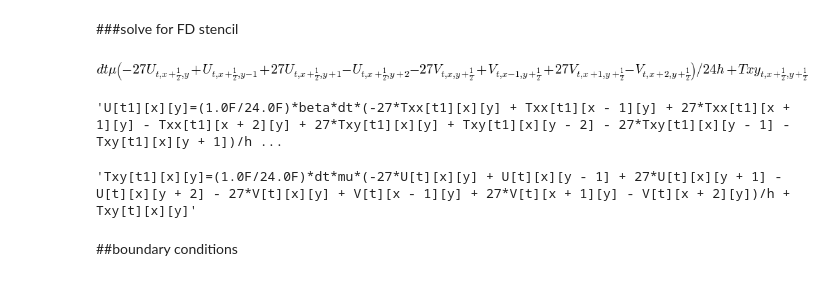
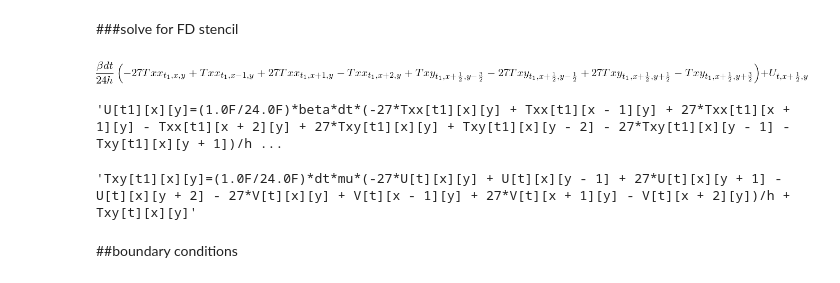
Before and after one commit to devitocodes/opesci-fd, a Jupyter notebook: codegen/demo_ref_convergent.ipynb, the cells around one changed output. Saved outputs shown, nothing was run; the diff lists cells and outputs as text; code cells hidden in the pictures.

```diff
--- a/codegen/demo_ref_convergent.ipynb
+++ b/codegen/demo_ref_convergent.ipynb
@@ -123,10 +123,10 @@ Txx_t = simplify(solve(eq3,Txx[t+hf,x,y])[0]-Txx[t-hf,x,y])+Txx[t,x,y]
 Tyy_t = simplify(solve(eq4,Tyy[t+hf,x,y])[0]-Tyy[t-hf,x,y])+Tyy[t,x,y]
 # note difference between Txx and Txy indices
 Txy_t = simplify(solve(eq5,Txy[t+hf,x+hf,y+hf])[0]-Txy[t-hf,x+hf,y+hf])+Txy[t,x+hf,y+hf]
-# %%
-Txy_t
-# %% [output]
-[figure, removed]
+# %%
+U_t
+# %% [output]
+[figure, added]
 # %%
 # generate computation code segments
 U_t_code = print_myccode(U[t1,x,y]) + "=" + print_myccode(shift_grid(U_t))
```
Also changed, not shown: parts of 19 cells of this notebook, 7 other files.
